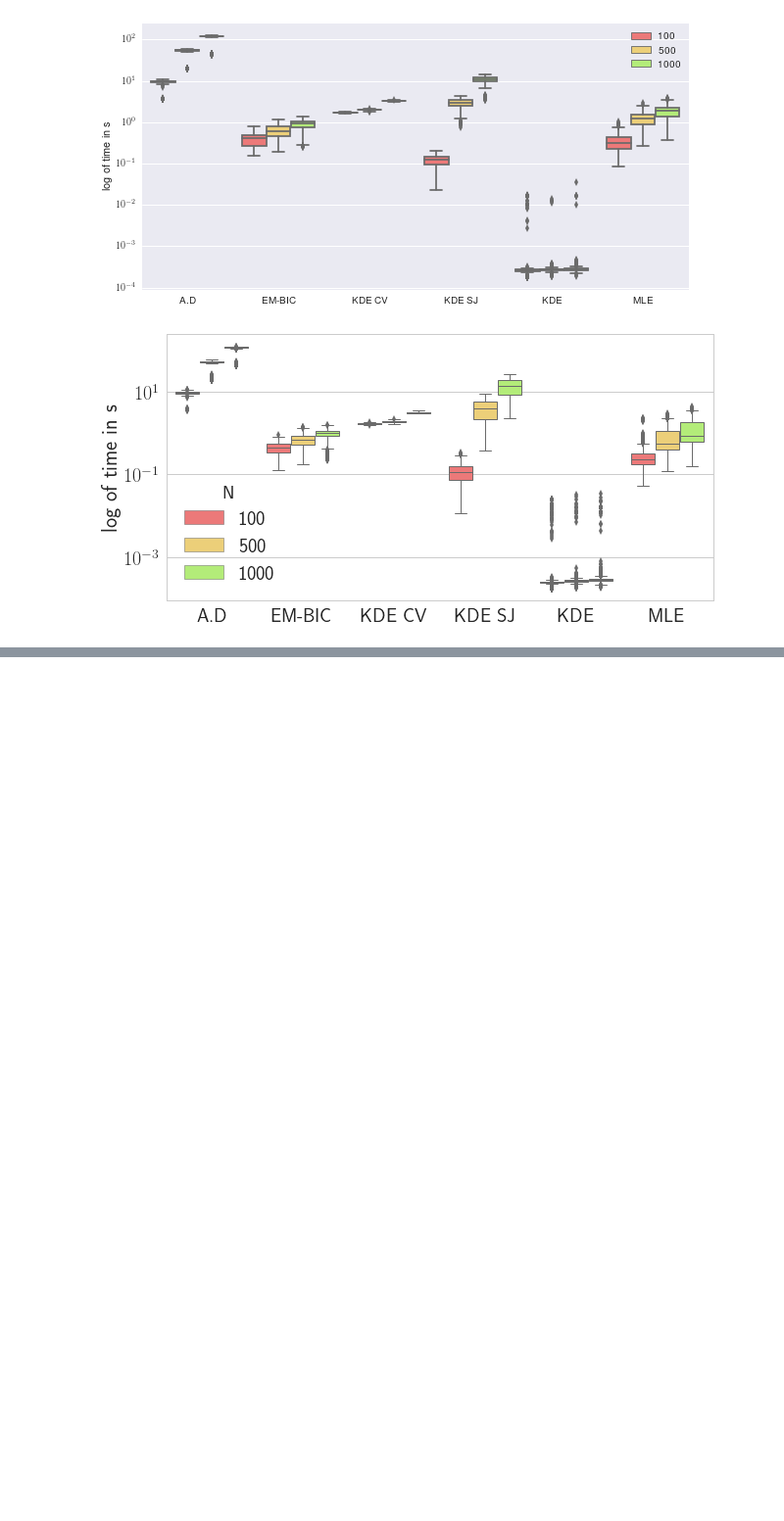
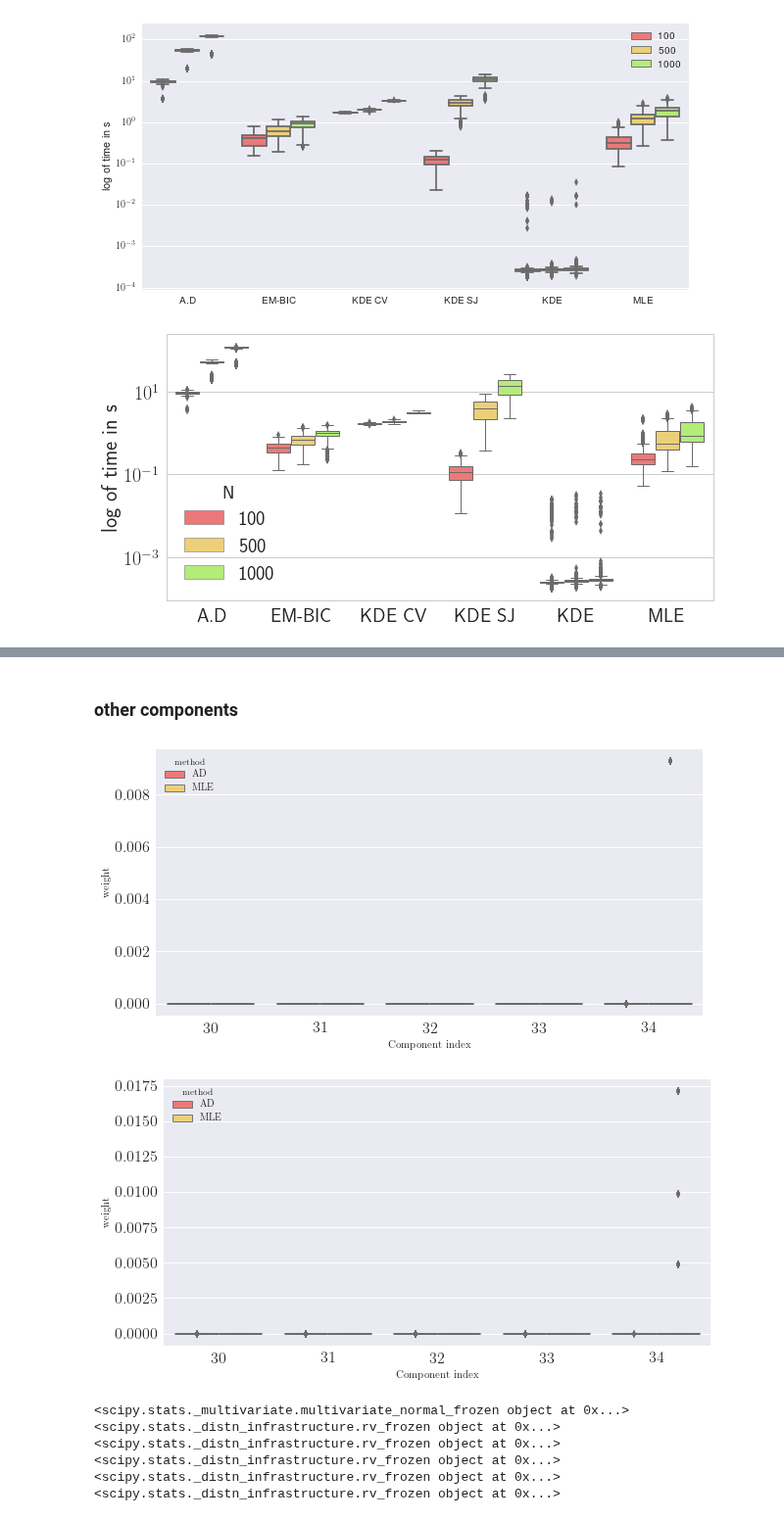
Before and after one commit to mehdisebbar/kl-aggregation, a Jupyter notebook: weight_vector_simulations_paper/weight_vector_estim_code/result extract v2.ipynb, the cells around one changed output, grey strips where cells are left out. Shown at 98% size. Drawn from its saved outputs; the diff is of its cells as text; code cells hidden in the pictures; blank space fills up the shorter version.

```diff
--- a/weight_vector_simulations_paper/weight_vector_estim_code/result extract v2.ipynb
+++ b/weight_vector_simulations_paper/weight_vector_estim_code/result extract v2.ipynb
@@ -102,0 +268,2 @@ sns_plot.savefig("../../phd-thesis/TeX_files/res_times", dpi=100, transparent=Tr
+# %% [markdown]
+### other components
@@ -102,0 +293,39 @@ sns_plot.savefig("../../phd-thesis/TeX_files/res_times", dpi=100, transparent=Tr
+# %%
+plt.figure(figsize=(10,5))
+
+boxplot = sns.boxplot(x="comp", y="weight", hue="method", data=df5[df5["N"]==500],
+                     palette=["#ff6666", "#ffd966", "#b3ff66"])
+for patch in boxplot.artists:
+    r, g, b, a = patch.get_facecolor()
+    patch.set_facecolor((r, g, b, 1))
+boxplot.set_xlabel('Component index')
+sns_plot = boxplot.get_figure()
+#for ax in sns_plot.get_axes():
+#    ax.set_yscale('log')
+plt.savefig("../../phd-thesis/TeX_files/weight_f_gauss_other_comp_N_500",dpi=100, transparent=True, bbox_inches='tight', pad_inches=0)
+
+##N=1000
+plt.figure(figsize=(10,5))
+boxplot = sns.boxplot(x="comp", y="weight", hue="method", data=df5[df5["N"]==1000],
+                     palette=["#ff6666", "#ffd966", "#b3ff66"])
+for patch in boxplot.artists:
+    r, g, b, a = patch.get_facecolor()
+    patch.set_facecolor((r, g, b, 1))
+boxplot.set_xlabel('Component index')
+sns_plot = boxplot.get_figure()
+#for ax in sns_plot.get_axes():
+#    ax.set_yscale('log')
+plt.savefig("../../phd-thesis/TeX_files/weight_f_gauss_other_comp_N_1000",dpi=100, transparent=True, bbox_inches='tight', pad_inches=0)
+# %% [output]
+[figure, added]
+[figure, added]
+# %%
+for i in [1, 30, 31, 32, 33, 34]:
+    print data[0]['densities'][i]
+# %% [output]
+<scipy.stats._multivariate.multivariate_normal_frozen object at 0x...>
+<scipy.stats._distn_infrastructure.rv_frozen object at 0x...>
+<scipy.stats._distn_infrastructure.rv_frozen object at 0x...>
+<scipy.stats._distn_infrastructure.rv_frozen object at 0x...>
+<scipy.stats._distn_infrastructure.rv_frozen object at 0x...>
+<scipy.stats._distn_infrastructure.rv_frozen object at 0x...>
```
Also changed, not shown: parts of 37 cells of this notebook, 6 other files.
